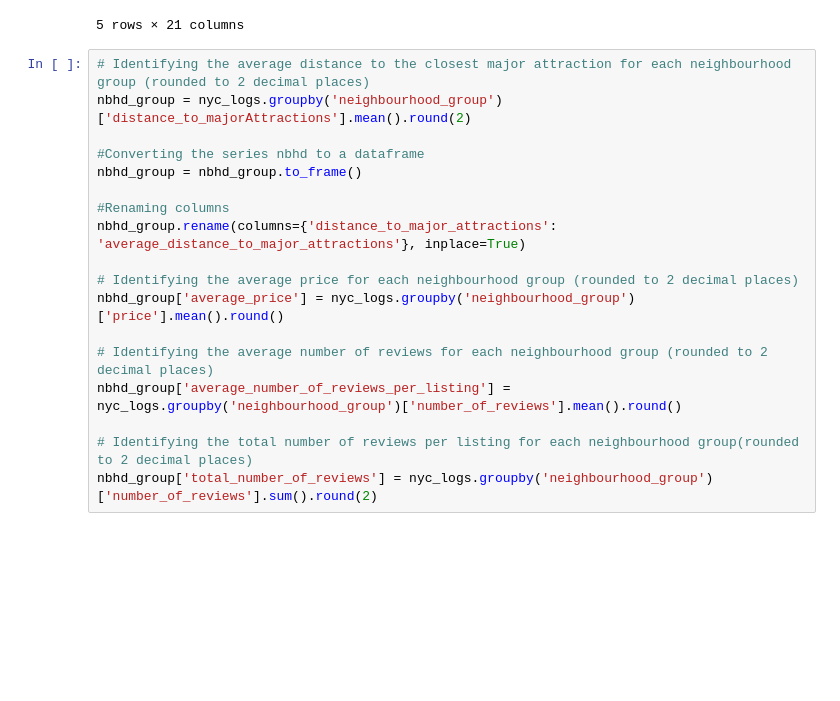
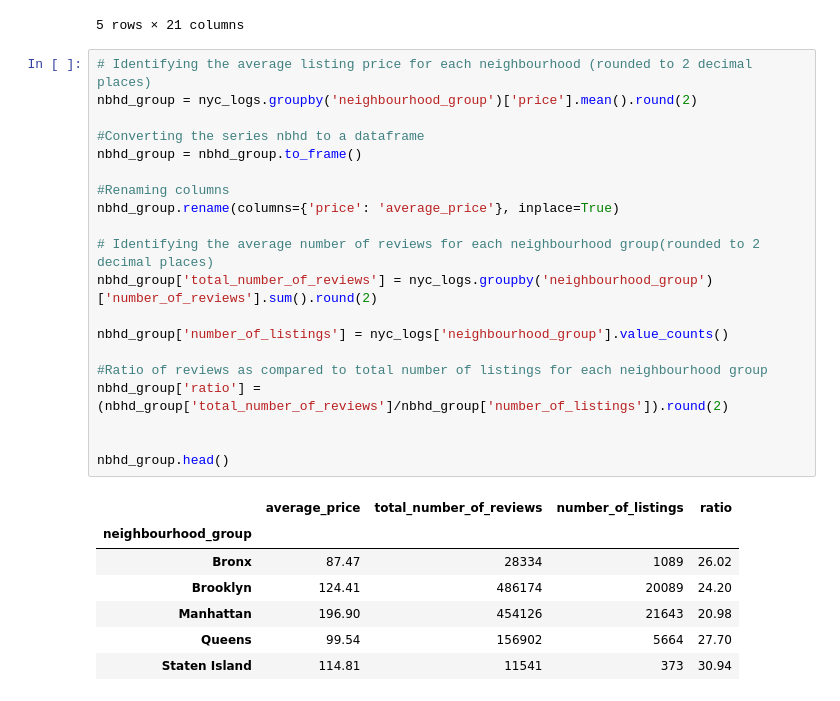
Before and after one commit to KunalSharma2001/Data-Analysis-Projects, a Jupyter notebook: NYC_Airbnb_DataAnalysis.ipynb, the cells around one changed output. Drawn from its saved outputs; the diff is of its cells as text; blank space fills up the shorter version.

```diff
--- a/NYC_Airbnb_DataAnalysis.ipynb
+++ b/NYC_Airbnb_DataAnalysis.ipynb
@@ -741,20 +741,30 @@ nyc_logs.head()
 | 4 | 5022 | Entire Apt: Spacious Studio/Loft ... | 7192 | Laura | Manhattan | East Harlem | 40.79851 | -73.94399 | ... |
 5 rows × 21 columns
 # %%
-# Identifying the average distance to the closest major attraction for each neighbourhood group (rounded to 2 decimal places)
-nbhd_group = nyc_logs.groupby('neighbourhood_group')['distance_to_majorAttractions'].mean().round(2)
+# Identifying the average listing price for each neighbourhood (rounded to 2 decimal places)
+nbhd_group = nyc_logs.groupby('neighbourhood_group')['price'].mean().round(2)
 
 #Converting the series nbhd to a dataframe
 nbhd_group = nbhd_group.to_frame()
 
 #Renaming columns
-nbhd_group.rename(columns={'distance_to_major_attractions': 'average_distance_to_major_attractions'}, inplace=True)
+nbhd_group.rename(columns={'price': 'average_price'}, inplace=True)
 
-# Identifying the average price for each neighbourhood group (rounded to 2 decimal places)
-nbhd_group['average_price'] = nyc_logs.groupby('neighbourhood_group')['price'].mean().round()
+# Identifying the average number of reviews for each neighbourhood group(rounded to 2 decimal places)
+nbhd_group['total_number_of_reviews'] = nyc_logs.groupby('neighbourhood_group')['number_of_reviews'].sum().round(2)
 
-# Identifying the average number of reviews for each neighbourhood group (rounded to 2 decimal places)
-nbhd_group['average_number_of_reviews_per_listing'] = nyc_logs.groupby('neighbourhood_group')['number_of_reviews'].mean().round()
+nbhd_group['number_of_listings'] = nyc_logs['neighbourhood_group'].value_counts()
 
-# Identifying the total number of reviews per listing for each neighbourhood group(rounded to 2 decimal places)
-nbhd_group['total_number_of_reviews'] = nyc_logs.groupby('neighbourhood_group')['number_of_reviews'].sum().round(2)
+#Ratio of reviews as compared to total number of listings for each neighbourhood group
+nbhd_group['ratio'] = (nbhd_group['total_number_of_reviews']/nbhd_group['number_of_listings']).round(2)
+
+
+nbhd_group.head()
+# %% [output]
+|  | average_price | total_number_of_reviews | number_of_listings | ratio |
+| neighbourhood_group |  |  |  |  |
+| Bronx | 87.47 | 28334 | 1089 | 26.02 |
+| Brooklyn | 124.41 | 486174 | 20089 | 24.20 |
+| Manhattan | 196.90 | 454126 | 21643 | 20.98 |
+| Queens | 99.54 | 156902 | 5664 | 27.70 |
+| Staten Island | 114.81 | 11541 | 373 | 30.94 |
```
Also changed, not shown: parts of 16 cells of this notebook.
